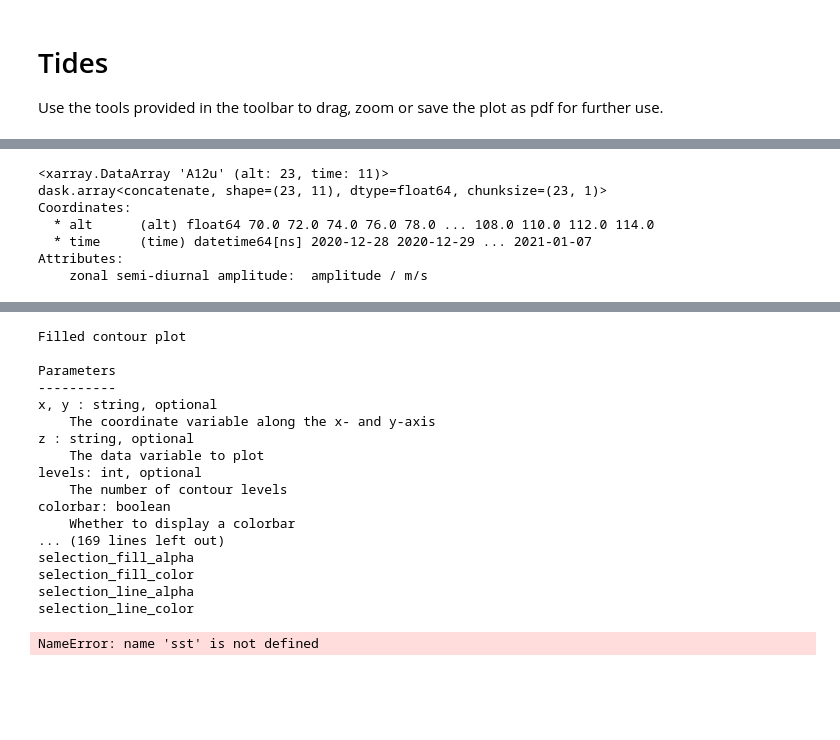
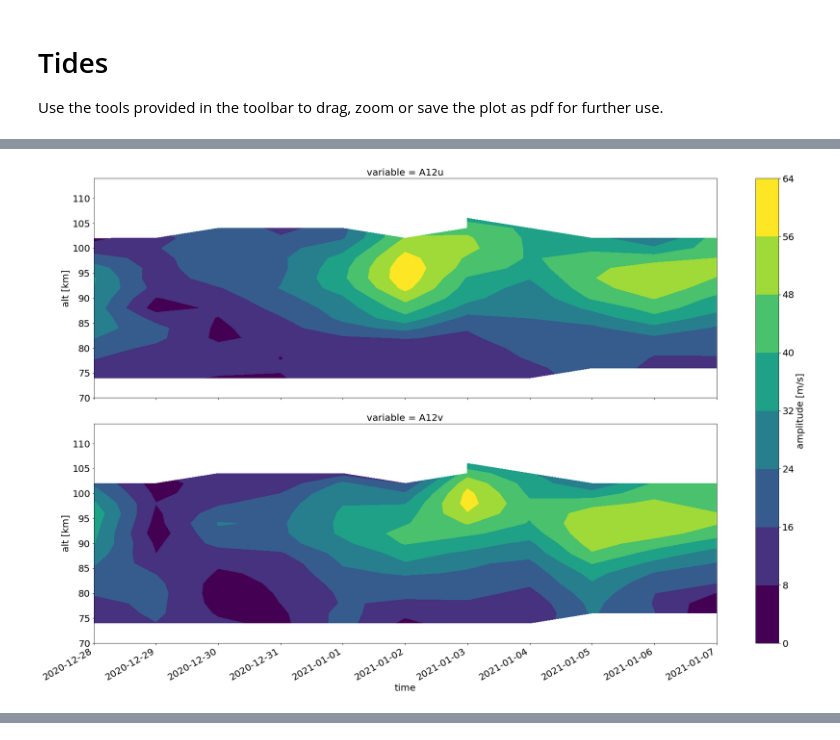
Before and after one commit to VACILT/MA_visualization, a Jupyter notebook: book/tides.ipynb, the cells around one changed output, grey strips where cells are left out. Cells and saved outputs as stored; diff of their text form; code cells hidden in the pictures; blank space fills up the shorter version.

```diff
--- a/book/tides.ipynb
+++ b/book/tides.ipynb
@@ -16,22 +16,21 @@ import pandas as pd
 # %%
 root_path = '/project/MA_vis/MA_visualization/data/'
 cascade_infiles = sorted(glob.glob(f'{root_path}*.h5'))
-ds_info = xr.open_dataset(cascade_infiles[0],group ='info')
+ds_info = xr.open_dataset(cascade_infiles[0],group ='info',engine='netcdf4')
 ds_info['date']
-ds_tides = xr.open_mfdataset(cascade_infiles[0:11], concat_dim=['phony_dim_6'],group ='tides', combine = 'nested')
-ds_tides = ds_tides.rename({'phony_dim_5': 'alt','phony_dim_6': 'time'})
+ds_tides = xr.open_mfdataset(cascade_infiles[0:11], concat_dim=['phony_dim_7'],group ='tides', combine = 'nested',engine='netcdf4')
+ds_tides = ds_tides.rename({'phony_dim_6': 'alt','phony_dim_7': 'time'})
 ds_tides['alt'] = ds_info['alt'].squeeze().values
 ds_tides['alt'].attrs['units'] = 'km'
 restr = lambda x: int(x[0])
 year, month, day = map(restr, ds_info['date'].values)
 ds_tides['time']=pd.date_range(f'{year}-{month:02d}-{day:02d}', periods = len(cascade_infiles)-1)
-ds_tides['A12u']
-# %% [output]
-<xarray.DataArray 'A12u' (alt: 23, time: 11)>
-dask.array<concatenate, shape=(23, 11), dtype=float64, chunksize=(23, 1)>
-Coordinates:
-  * alt      (alt) float64 70.0 72.0 74.0 76.0 78.0 ... 108.0 110.0 112.0 114.0
-  * time     (time) datetime64[ns] 2020-12-28 2020-12-29 ... 2021-01-07
-Attributes:
-    zonal semi-diurnal amplitude:  amplitude / m/s
+# %%
+plt.rcParams.update({'font.size': 20})
+cbar_dict = dict(label = 'amplitude [m/s]')
+graph_opts = dict(cmap = 'viridis', logy = False, colorbar = True)
+graph_top=ds_tides[['A12u','A12v']].to_array().plot.contourf(x = 'time', row = 'variable', levels=10,size=8, aspect = 3,
+                                                            cbar_kwargs = cbar_dict)
+# %% [output]
+[figure, added]
 # %%
@@ -49,29 +46,3 @@ gspec[1:2, 0] = hv_panel_bottom
 gspec
 # %% [output]
 [interactive output not drawn]
-# %%
-hvplot.help('contourf')
-# %% [output]
-Filled contour plot
-
-Parameters
-----------
-x, y : string, optional
-    The coordinate variable along the x- and y-axis
-z : string, optional
-    The data variable to plot
-levels: int, optional
-    The number of contour levels
-colorbar: boolean
-    Whether to display a colorbar
-... (169 lines left out)
-selection_fill_alpha
-selection_fill_color
-selection_line_alpha
-selection_line_color
-# %%
-from bokeh.models.formatters import DatetimeTickFormatter
-formatter = DatetimeTickFormatter(months='%b %Y')
-sst.hvplot(xformatter=formatter)
-# %% [output]
-NameError: name 'sst' is not defined
```
Also changed, not shown: parts of 2 cells of this notebook, 5 other files.
